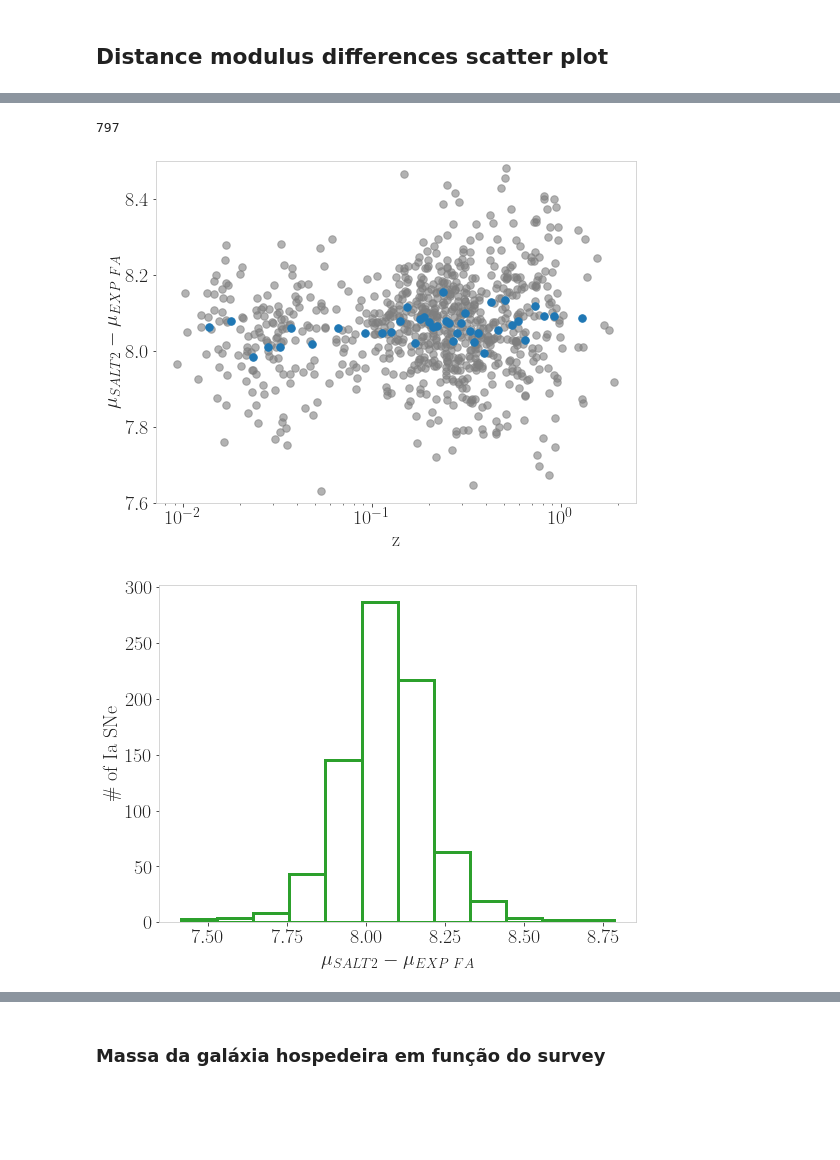
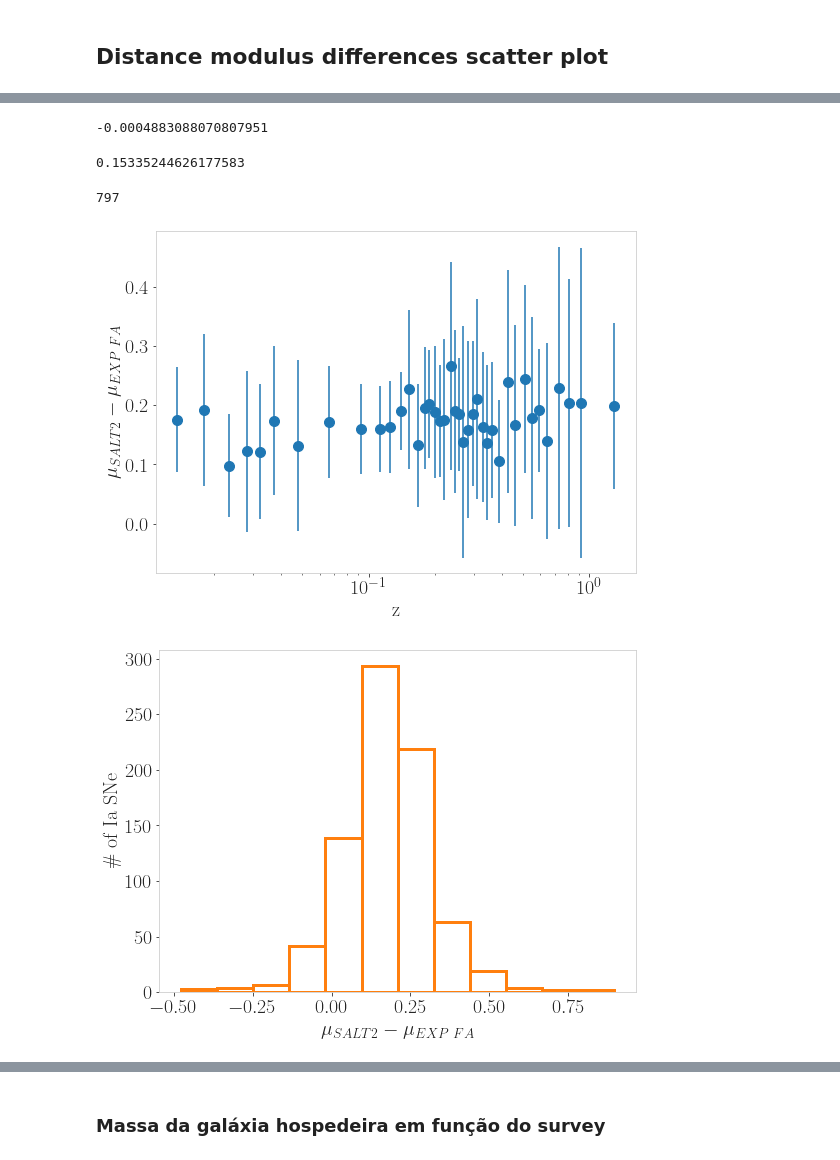
Before and after one commit to CassiaNascimento/PETS_model_for_SN_Ia_LC_fitting, a Jupyter notebook: fitting_pantheon/fa fit results/Cosmology_plots_FA.ipynb, the cells around one changed output, grey strips where cells are left out. Cells and saved outputs as stored; diff of their text form; code cells hidden in the pictures; blank space fills up the shorter version.

```diff
--- a/fitting_pantheon/fa fit results/Cosmology_plots_FA.ipynb
+++ b/fitting_pantheon/fa fit results/Cosmology_plots_FA.ipynb
@@ -406,3 +411,11 @@ fig.tight_layout();
+# %%
+np.mean(hd_res_salt2)
+# %% [output]
+-0.0004883088070807951
+# %%
+np.std(hd_res_salt2)
+# %% [output]
+0.15335244626177583
 # %%
 len(data_salt2)
 # %% [output]
@@ -411,31 +424,34 @@ len(data_salt2)
 bins_z_comp=[]
 bins_dif_comp=[]
 mu_dif=mu_salt2-mu_exp
+mu_dif_per_bin=[]
+std=[]
 i=0
 while i<len(data_salt2):
     bins_z_comp.append(np.mean(data_salt2["z"][i:i+20]))
     bins_dif_comp.append(np.mean(mu_dif[i:i+20]))
+    std.append(np.std(mu_dif[i:i+20]))
+    mu_dif_per_bin.append(mu_dif[i:i+20])
     i+=20
 # %%
 fig=plt.figure(figsize=(8,6))
 
-plt.plot(data_salt2["z"],mu_salt2-mu_exp,'.',markersize=15,alpha=0.6,c="C7")
-plt.plot(bins_z_comp,bins_dif_comp,'.',markersize=15)
-plt.ylim(7.6,8.5) # THE GRAPH LIMIT IS REDUCED TO IMPROVE VISUALIZATION
+#plt.plot(data_salt2["z"],mu_salt2-mu_exp,'.',markersize=15,alpha=0.6,c="C1")
+plt.errorbar(bins_z_comp,bins_dif_comp,yerr=std,marker='o',markersize=10,c="C0",ls="none")
 plt.xlabel("z")
 plt.ylabel(r"$\mu_{SALT2}-\mu_{EXP\,\, FA}$")
 plt.xscale("log")
 plt.tight_layout()
 plt.savefig('./distance_mod_dif_evol_w_z_FA.pdf',dpi=300);
 # %% [output]
-[figure, old version]
+[figure, new version]
 # %%
 fig, ax=plt.subplots(figsize=(8,6))
 
-plt.hist(mu_salt2-mu_exp,bins=12,edgecolor="C2",fill=False,lw=3)
+plt.hist(mu_salt2-mu_exp,bins=12,edgecolor="C1",fill=False,lw=3)
 plt.ylabel("\# of Ia SNe")
 plt.xlabel("$\mu_{SALT2}-\mu_{EXP\,\, FA}$")
 plt.tight_layout()
 plt.savefig('./distance_mod_dif_FA.pdf',dpi=300);
 # %% [output]
-[figure, old version]
+[figure, new version]
```
Also changed, not shown: parts of 19 cells of this notebook, 11 other files.
